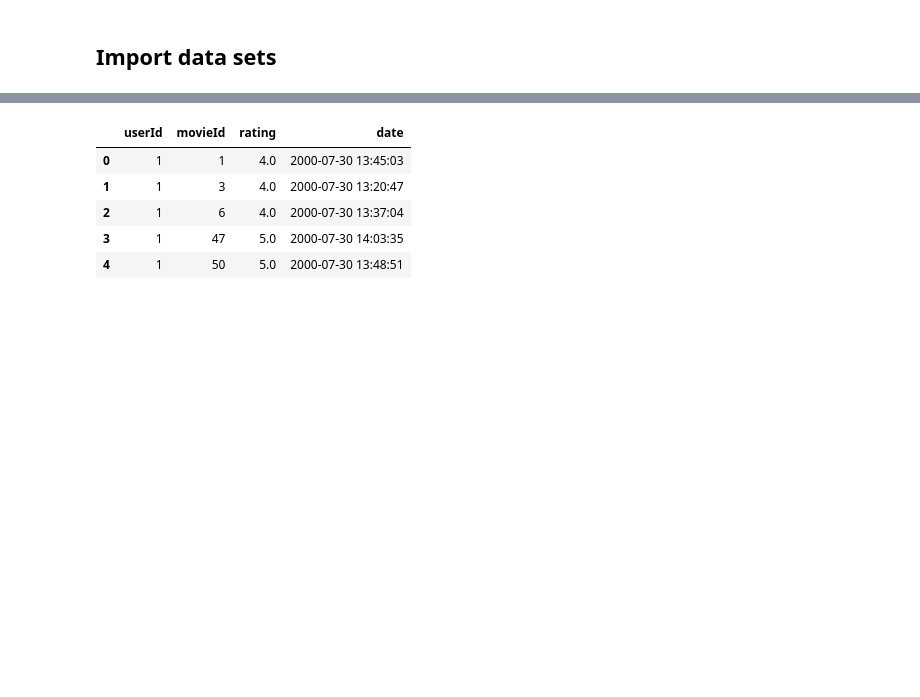
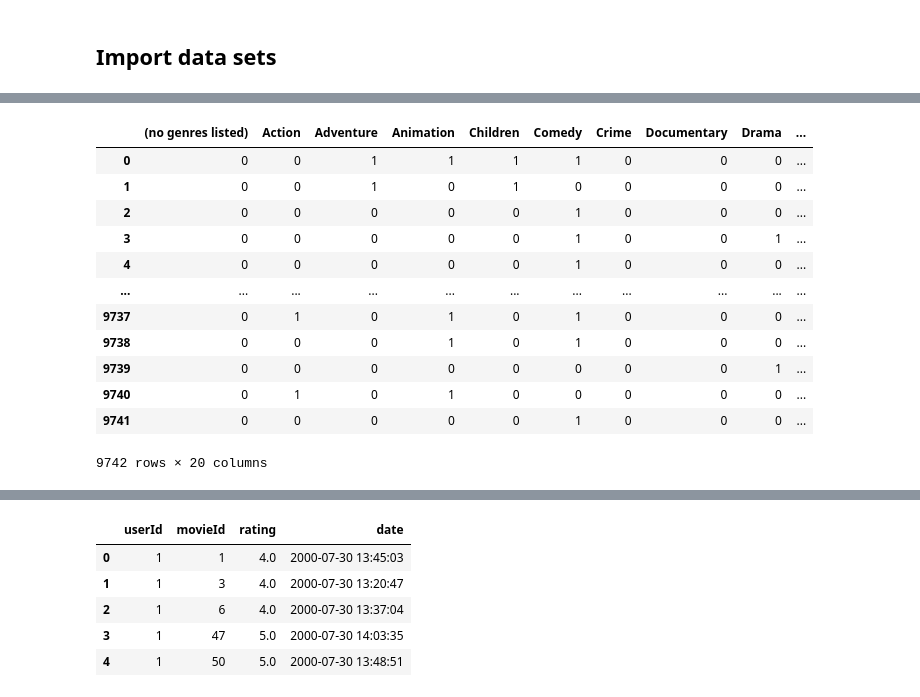
Before and after one commit to DanielGongora28/Marketing_ADA_G2, a Jupyter notebook: AdA_Marketing_G2.ipynb, the cells around one changed output, grey strips where cells are left out. Drawn from its saved outputs; the diff is of its cells as text; code cells hidden in the pictures; blank space fills up the shorter version.

```diff
--- a/AdA_Marketing_G2.ipynb
+++ b/AdA_Marketing_G2.ipynb
@@ -24,0 +25,6 @@ users=pd.read_csv(r'C:\Users\PC\Desktop\Analitica 3\Marketing\code\users')
+# %%
+# Seleccionar las columnas que se desean mantener
+cols_movies = ['movieId', 'title', 'genres']
+
+# Eliminar las columnas que no se desean mantener
+movies1 = movies.drop(columns=[col for col in movies.columns if col not in cols_movies])
@@ -24,0 +45,22 @@ users=pd.read_csv(r'C:\Users\PC\Desktop\Analitica 3\Marketing\code\users')
+# %%
+#Crear base de datos con variables dummies relacionado al género de películas.
+genres = movies1.copy()
+genres = genres.drop(columns=['movieId', 'title'])
+genres['genres'] = genres['genres'].str.split('|')
+genres_dummies = pd.get_dummies(pd.DataFrame(genres['genres'].tolist()).stack()).sum(level=0)
+genres = pd.concat([genres, genres_dummies], axis=1).drop(columns=['genres'])
+genres
+# %% [output]
+|  | (no genres listed) | Action | Adventure | Animation | Children | Comedy | Crime | Documentary | Drama | ... |
+| 0 | 0 | 0 | 1 | 1 | 1 | 1 | 0 | 0 | 0 | ... |
+| 1 | 0 | 0 | 1 | 0 | 1 | 0 | 0 | 0 | 0 | ... |
+| 2 | 0 | 0 | 0 | 0 | 0 | 1 | 0 | 0 | 0 | ... |
+| 3 | 0 | 0 | 0 | 0 | 0 | 1 | 0 | 0 | 1 | ... |
+| 4 | 0 | 0 | 0 | 0 | 0 | 1 | 0 | 0 | 0 | ... |
+| ... | ... | ... | ... | ... | ... | ... | ... | ... | ... | ... |
+| 9737 | 0 | 1 | 0 | 1 | 0 | 1 | 0 | 0 | 0 | ... |
+| 9738 | 0 | 0 | 0 | 1 | 0 | 1 | 0 | 0 | 0 | ... |
+| 9739 | 0 | 0 | 0 | 0 | 0 | 0 | 0 | 0 | 1 | ... |
+| 9740 | 0 | 1 | 0 | 1 | 0 | 0 | 0 | 0 | 0 | ... |
+| 9741 | 0 | 0 | 0 | 0 | 0 | 1 | 0 | 0 | 0 | ... |
+9742 rows × 20 columns
```
Also changed, not shown: parts of 16 cells of this notebook.
